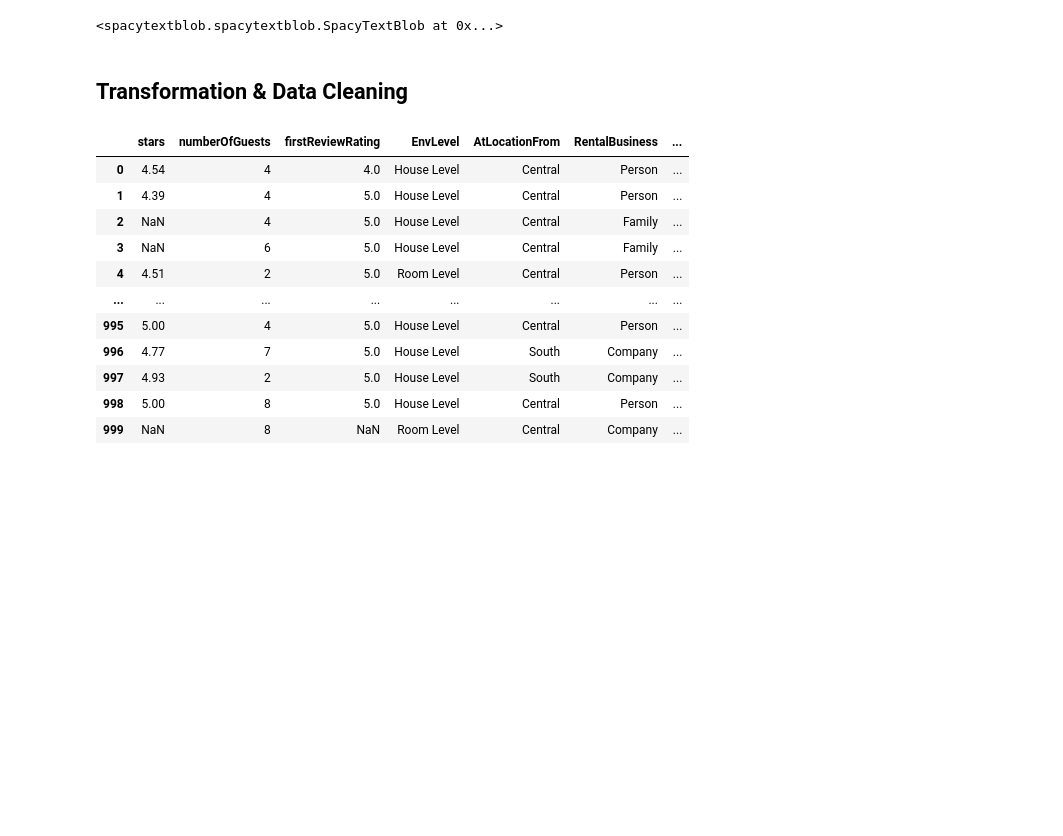
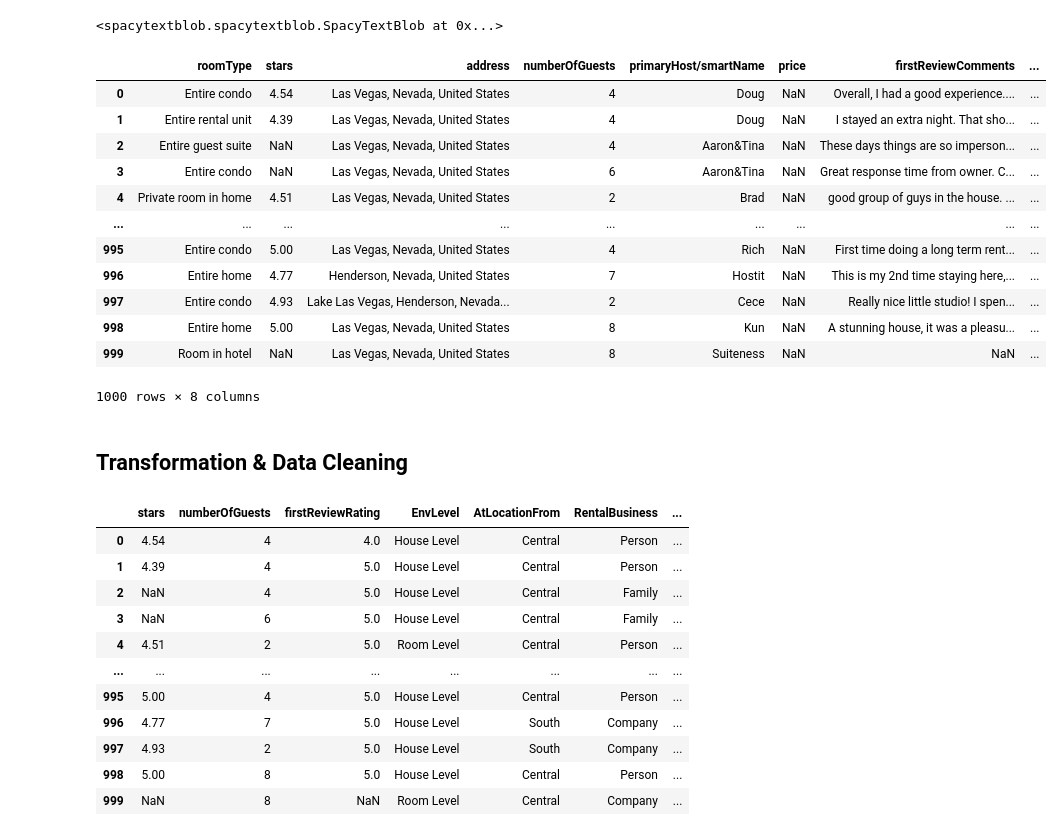
Before and after one commit to gersonrpq/several-analysis, a Jupyter notebook: analysis/AirBnB Data Set Analysis.ipynb, the cells around one changed output. Cells and saved outputs as stored; diff of their text form; code cells hidden in the pictures; blank space fills up the shorter version.

```diff
--- a/analysis/AirBnB Data Set Analysis.ipynb
+++ b/analysis/AirBnB Data Set Analysis.ipynb
@@ -14,6 +14,22 @@ nlp.add_pipe('spacytextblob')
 <spacytextblob.spacytextblob.SpacyTextBlob at 0x...>
 # %%
 data = pd.read_csv('las_vegas_airbnb_data.csv')
+# %%
+data
+# %% [output]
+|  | roomType | stars | address | numberOfGuests | primaryHost/smartName | price | firstReviewComments | ... |
+| 0 | Entire condo | 4.54 | Las Vegas, Nevada, United States | 4 | Doug | NaN | Overall, I had a good experience.... | ... |
+| 1 | Entire rental unit | 4.39 | Las Vegas, Nevada, United States | 4 | Doug | NaN | I stayed an extra night. That sho... | ... |
+| 2 | Entire guest suite | NaN | Las Vegas, Nevada, United States | 4 | Aaron&Tina | NaN | These days things are so imperson... | ... |
+| 3 | Entire condo | NaN | Las Vegas, Nevada, United States | 6 | Aaron&Tina | NaN | Great response time from owner. C... | ... |
+| 4 | Private room in home | 4.51 | Las Vegas, Nevada, United States | 2 | Brad | NaN | good group of guys in the house. ... | ... |
+| ... | ... | ... | ... | ... | ... | ... | ... | ... |
+| 995 | Entire condo | 5.00 | Las Vegas, Nevada, United States | 4 | Rich | NaN | First time doing a long term rent... | ... |
+| 996 | Entire home | 4.77 | Henderson, Nevada, United States | 7 | Hostit | NaN | This is my 2nd time staying here,... | ... |
+| 997 | Entire condo | 4.93 | Lake Las Vegas, Henderson, Nevada... | 2 | Cece | NaN | Really nice little studio! I spen... | ... |
+| 998 | Entire home | 5.00 | Las Vegas, Nevada, United States | 8 | Kun | NaN | A stunning house, it was a pleasu... | ... |
+| 999 | Room in hotel | NaN | Las Vegas, Nevada, United States | 8 | Suiteness | NaN | NaN | ... |
+1000 rows × 8 columns
 # %% [markdown]
 ## Transformation & Data Cleaning
 # %%
```
Also changed, not shown: 8 other files.
